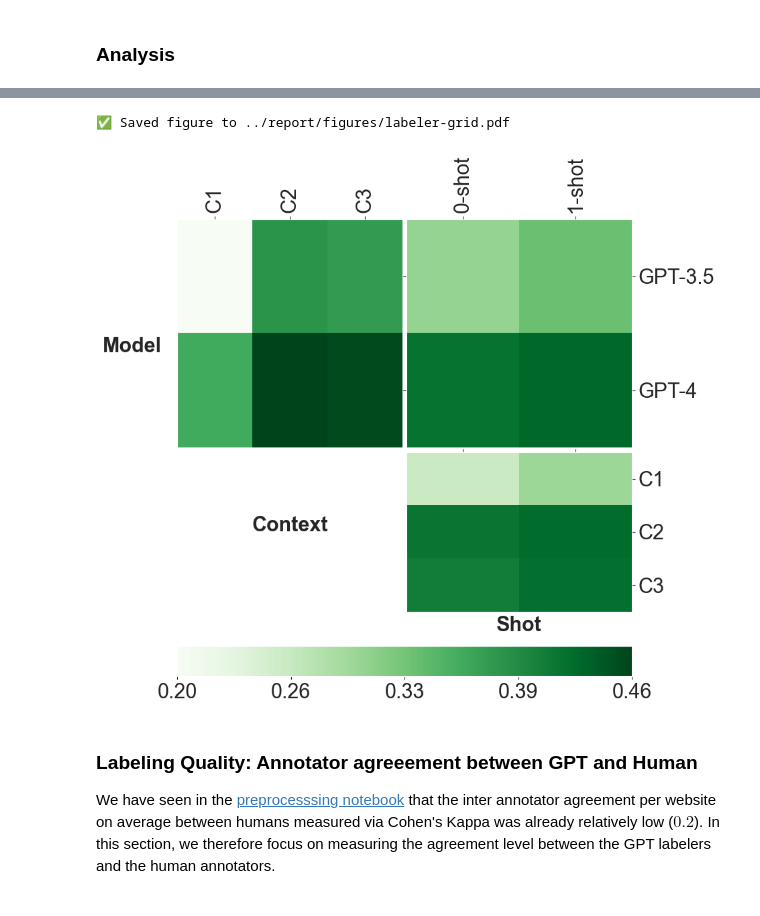
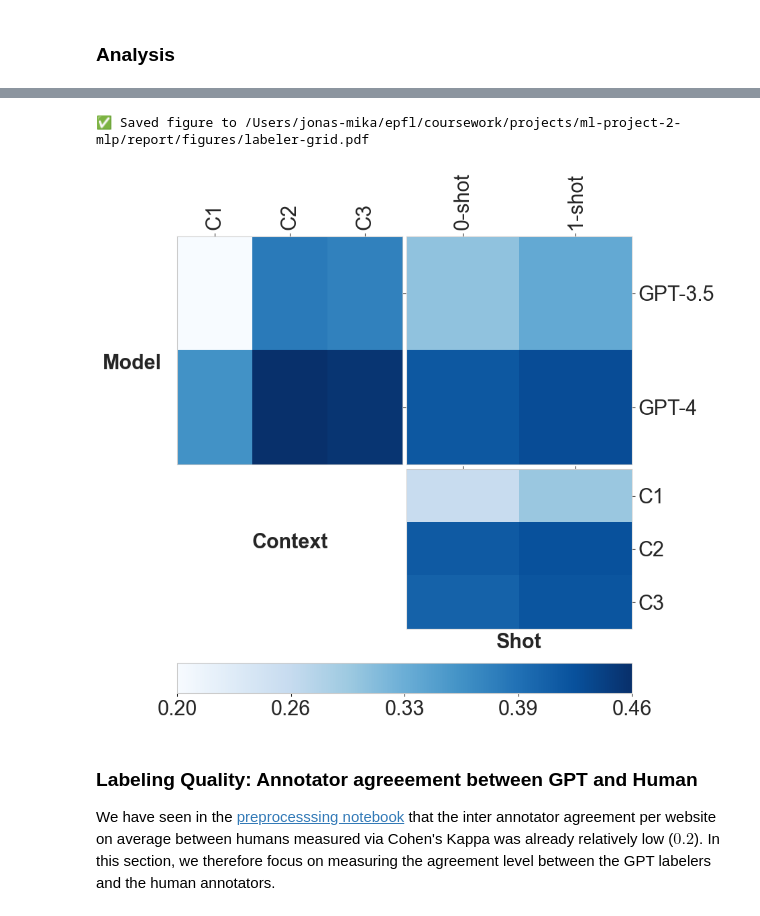
Before and after one commit to CS-433/ml-project-2-mlp, a Jupyter notebook: notebooks/eda.ipynb, the cells around one changed output, grey strips where cells are left out. Drawn from its saved outputs; the diff is of its cells as text; code cells hidden in the pictures.

```diff
--- a/notebooks/eda.ipynb
+++ b/notebooks/eda.ipynb
@@ -333,10 +264,7 @@ for k, v in curlie_info.items():
 ### LaTeX Table
 # %%
 # Put the data info into a dataframe
-from sympy import O
-
-
-df = pd.DataFrame([original_info, curlie_info], index=["Original", "Curlie-gpt-10k"]).round(2)
+df = pd.DataFrame([original_info, curlie_info], index=["Crowdsourced", "Curlie-10k"]).round(2)
 
 # Change all columns names to include (%)
 df.columns = [f"{c} (%)" if c != "n" else c for c in df.columns]
@@ -401,11 +329,11 @@ gpt_labeler_names = [
 gpt_labelers_cfg = {labeler: hydra.compose(config_name="eda", overrides=[f"labeler={labeler}"]) for labeler in gpt_labeler_names}
 # %%
 # Instantiate data
-original_data_cfg = hydra.compose(config_name="eda", overrides=["data=original"])
-original_data = hydra.utils.instantiate(original_data_cfg.data)
+crowdsourced_data_cfg = hydra.compose(config_name="eda", overrides=["data=crowdsourced"])
+crowdsourced_data = hydra.utils.instantiate(crowdsourced_data_cfg.data)
 # %%
 # Instantiate labelers
-gpt_labelers = {labeler: hydra.utils.instantiate(cfg.labeler, data=original_data) for labeler, cfg in gpt_labelers_cfg.items()}
+gpt_labelers = {labeler: hydra.utils.instantiate(cfg.labeler, data=crowdsourced_data) for labeler, cfg in gpt_labelers_cfg.items()}
 # %%
 # Instatntiate labelers dataframe
 def get_info(labeler):
@@ -560,9 +485,11 @@ The goal of all GPT labelers is to replicate the ground truth labels provide by
 # %%
-# Instatiate human labeler
-original_cfg = hydra.compose(config_name="eda", overrides=["data=original"])
-human_labeler_cfg = hydra.compose(config_name="eda", overrides=["labeler=human", "data=original"])
-original_data = hydra.utils.instantiate(original_cfg.data)
-human_labeler = hydra.utils.instantiate(human_labeler_cfg.labeler, data=original_data)
+# Initialise crowdsourced config and labeler
+crowdsourced_data_cfg = hydra.compose(config_name="eda", overrides=["data=crowdsourced"])
+human_labeler_cfg = hydra.compose(config_name="eda", overrides=["labeler=human", "data=crowdsourced"])
+
+# Instantitate
+crowdsourced_data = hydra.utils.instantiate(crowdsourced_data_cfg.data)
+human_labeler = hydra.utils.instantiate(human_labeler_cfg.labeler, data=crowdsourced_data)
 # %%
 def match_labels(labeler1, labeler2, subset = None):
     labels1 = labeler1.get_labels()
@@ -731,15 +657,14 @@ print(f"✅ Plotted labeler quality as function of model, context and shot")
 # %%
 # Labeler parameters
 params = ["model", "context", "shot"]
-
-fig = utils.grid(labelers_df, params, metric="mean", cmap="Greens", figsize=(8, 8), rename_dict=rename_dict)
+fig = utils.grid(labelers_df, params, metric="mean", cmap="Blues", figsize=(8, 8), rename_dict=rename_dict)
 
 path = os.path.join(FIGURE_DIR, "labeler-grid.pdf")
 fig.savefig(path, bbox_inches="tight")
 print(f"✅ Saved figure to {path}")
 # %% [output]
-✅ Saved figure to ../report/figures/labeler-grid.pdf
+✅ Saved figure to /Users/jonas-mika/epfl/coursework/projects/ml-project-2-mlp/report/figures/labeler-grid.pdf
-[figure, old version]
+[figure, new version]
 # %% [markdown]
 ### Labeling Quality: Annotator agreeement between GPT and Human
 
```
Also changed, not shown: parts of 29 cells of this notebook.
